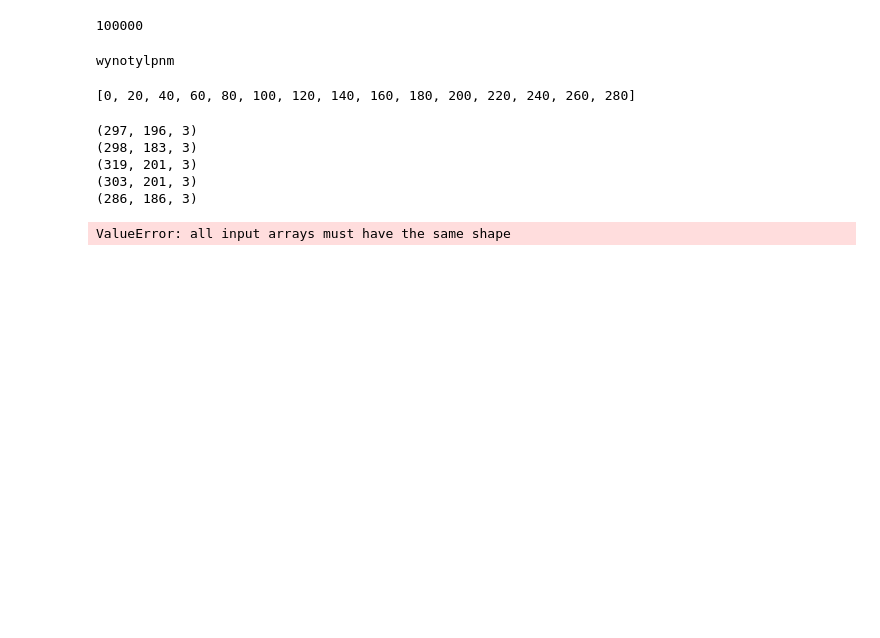
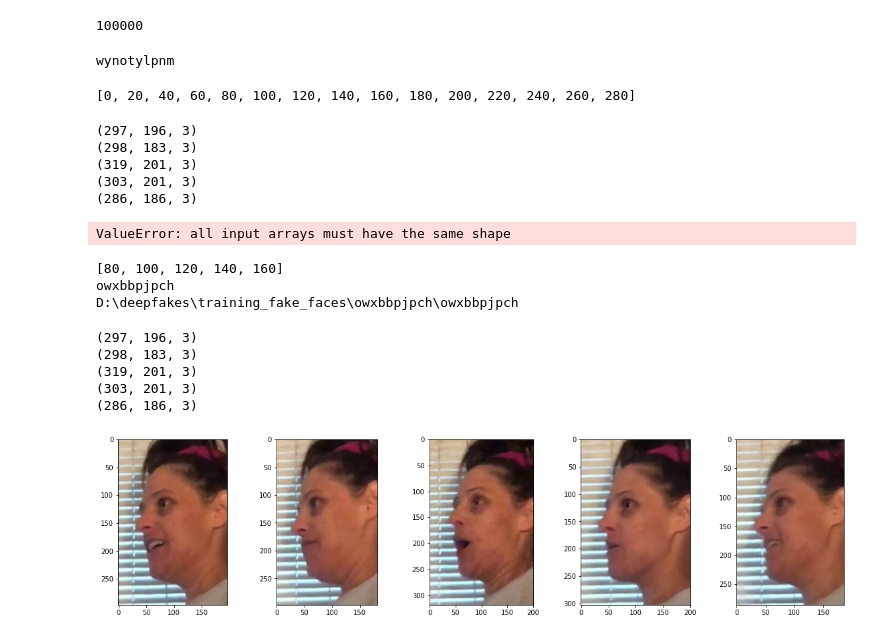
Before and after one commit to AugustasMacys/BachelorThesis, a Jupyter notebook: 3DDatasetAugmenations.ipynb, the cells around one changed output. Saved outputs shown, nothing was run; the diff lists cells and outputs as text; code cells hidden in the pictures; blank space fills up the shorter version.

```diff
--- a/3DDatasetAugmenations.ipynb
+++ b/3DDatasetAugmenations.ipynb
@@ -140,0 +196,33 @@ ValueError: all input arrays must have the same shape
+# %%
+prev_state = random.getstate()
+indices = example[4:9]
+print(indices)
+prefix = ntpath.basename(image_folder)
+print(prefix)
+full_prefix = os.path.join(image_folder, prefix)
+print(full_prefix)
+# %% [output]
+[80, 100, 120, 140, 160]
+owxbbpjpch
+D:\deepfakes\training_fake_faces\owxbbpjpch\owxbbpjpch
+# %%
+img1 = load_img(full_prefix, indices[0])
+img2 = load_img(full_prefix, indices[1])
+img3 = load_img(full_prefix, indices[2])
+img4 = load_img(full_prefix, indices[3])
+img5 = load_img(full_prefix, indices[4])
+images = [img1, img2, img3, img4, img5]
+# %% [output]
+(297, 196, 3)
+(298, 183, 3)
+(319, 201, 3)
+(303, 201, 3)
+(286, 186, 3)
+# %%
+plt.figure(figsize=(20,10))
+columns = 5
+for i, image in enumerate(images):
+    plt.subplot(len(images) / columns + 1, columns, i + 1)
+    plt.imshow(image)
+# %% [output]
+[figure, added]
```
Also changed, not shown: parts of 6 cells of this notebook.
